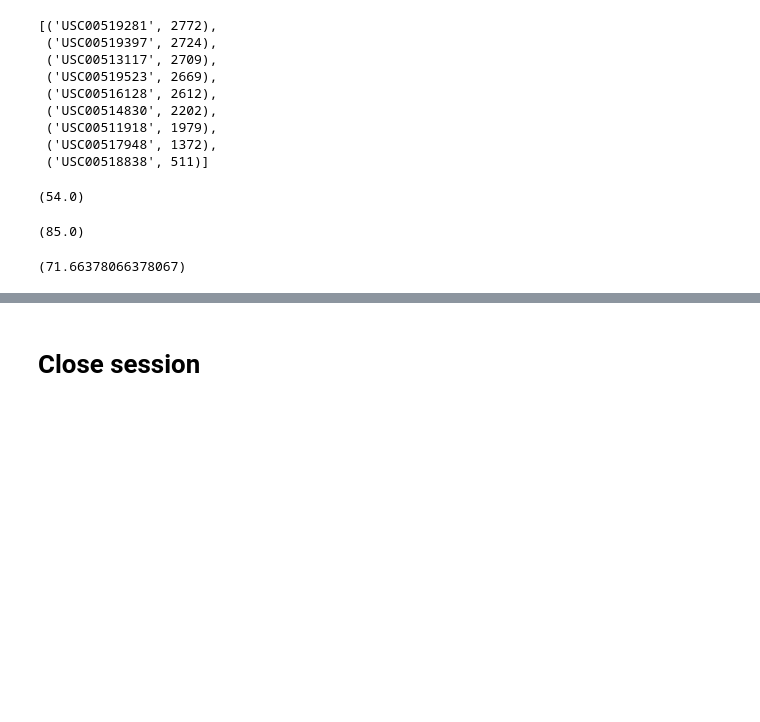
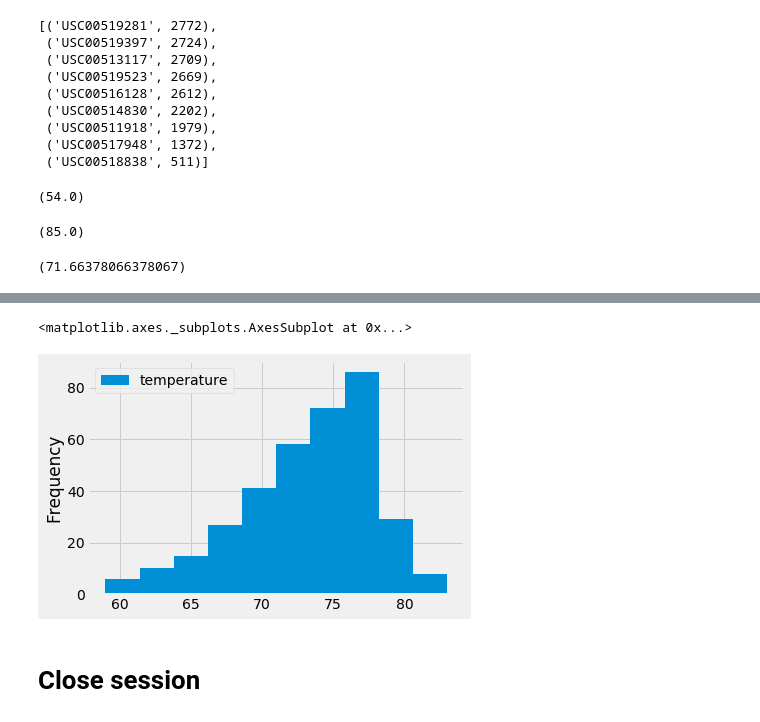
Before and after one commit to aaronlee28/sqlalchemy-challenge, a Jupyter notebook: Step 1 - Climate Analysis and Exploration/10-Advanced-Data-Storage-and-Retrieval_Homework_Instructions_climate_starter.ipynb, the cells around one changed output, grey strips where cells are left out. Drawn from its saved outputs; the diff is of its cells as text; code cells hidden in the pictures; blank space fills up the shorter version.

```diff
--- a/Step 1 - Climate Analysis and Exploration/10-Advanced-Data-Storage-and-Retrieval_Homework_Instructions_climate_starter.ipynb
+++ b/Step 1 - Climate Analysis and Exploration/10-Advanced-Data-Storage-and-Retrieval_Homework_Instructions_climate_starter.ipynb
@@ -171,3 +171,9 @@ calc_station
 # %%
 # Using the most active station id
 # Query the last 12 months of temperature observation data for this station and plot the results as a histogram
+# %%
+# Filter the Query
+year = [Measurement.date, Measurement.tobs]
+year_station = session.query(*year).filter(Measurement.date.between('2016-08-23', '2017-08-23'),(Measurement.station == 'USC00519281')).\
+order_by(Measurement.date).all()
+year_station
@@ -173,0 +198,6 @@ calc_station
+# %%
+# Save the query results as a Pandas DataFrame and set the index to the date column
+df_3 = pd.DataFrame(year_station, columns = ['date', 'temperature'])
+# Sort the dataframe by date
+df_3.set_index('date', inplace = True)
+df_3
@@ -174,3 +219,9 @@ calc_station
+# %%
+# Plot the result as histogram
+df_3.plot.hist()
+# %% [output]
+<matplotlib.axes._subplots.AxesSubplot at 0x...>
+[figure, added]
 # %% [markdown]
 # Close session
 # %%
```
Also changed, not shown: parts of 2 cells of this notebook.
